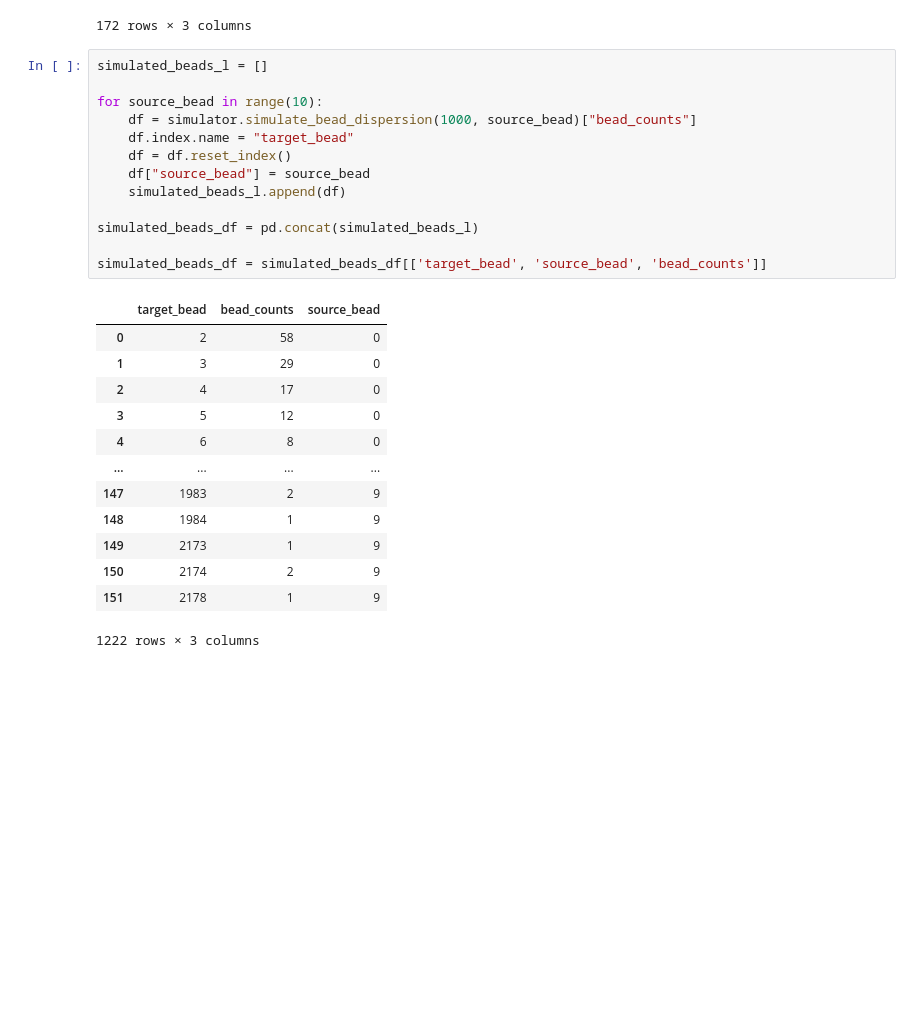
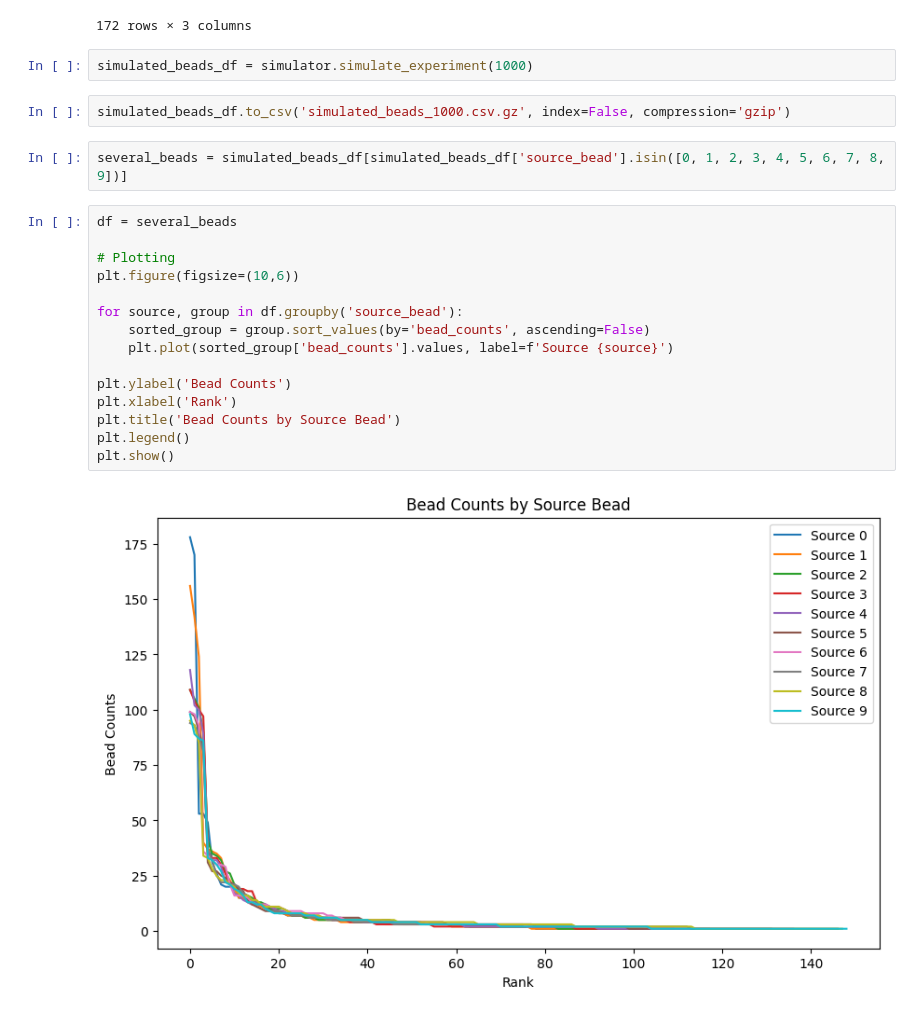
Before and after one commit to matsengrp/sci-space-v2, a Jupyter notebook: notebooks/simulation.ipynb, the cells around one changed output. Cells and saved outputs as stored; diff of their text form; blank space fills up the shorter version.

Commit message:
simulate_experiment mimicking read counts

```diff
--- a/notebooks/simulation.ipynb
+++ b/notebooks/simulation.ipynb
@@ -63,30 +63,26 @@ simulator.simulate_bead_dispersion(1000, 450)
 | 2618 | 57 | 13 | 2 |
 | 2619 | 58 | 13 | 2 |
 172 rows × 3 columns
-# %%
-simulated_beads_l = []
-
-for source_bead in range(10):
-    df = simulator.simulate_bead_dispersion(1000, source_bead)["bead_counts"]
-    df.index.name = "target_bead"
-    df = df.reset_index()
-    df["source_bead"] = source_bead
-    simulated_beads_l.append(df)
-
-simulated_beads_df = pd.concat(simulated_beads_l)
-
-simulated_beads_df = simulated_beads_df[['target_bead', 'source_bead', 'bead_counts']]
-# %% [output]
-|  | target_bead | bead_counts | source_bead |
-| 0 | 2 | 58 | 0 |
-| 1 | 3 | 29 | 0 |
-| 2 | 4 | 17 | 0 |
-| 3 | 5 | 12 | 0 |
-| 4 | 6 | 8 | 0 |
-| ... | ... | ... | ... |
-| 147 | 1983 | 2 | 9 |
-| 148 | 1984 | 1 | 9 |
-| 149 | 2173 | 1 | 9 |
-| 150 | 2174 | 2 | 9 |
-| 151 | 2178 | 1 | 9 |
-1222 rows × 3 columns
+# %%
+simulated_beads_df = simulator.simulate_experiment(1000)
+# %%
+simulated_beads_df.to_csv('simulated_beads_1000.csv.gz', index=False, compression='gzip')
+# %%
+several_beads = simulated_beads_df[simulated_beads_df['source_bead'].isin([0, 1, 2, 3, 4, 5, 6, 7, 8, 9])]
+# %%
+df = several_beads
+
+# Plotting
+plt.figure(figsize=(10,6))
+
+for source, group in df.groupby('source_bead'):
+    sorted_group = group.sort_values(by='bead_counts', ascending=False)
+    plt.plot(sorted_group['bead_counts'].values, label=f'Source {source}')
+
+plt.ylabel('Bead Counts')
+plt.xlabel('Rank')
+plt.title('Bead Counts by Source Bead')
+plt.legend()
+plt.show()
+# %% [output]
+[figure, added]
```
Also changed, not shown: 2 other files.
